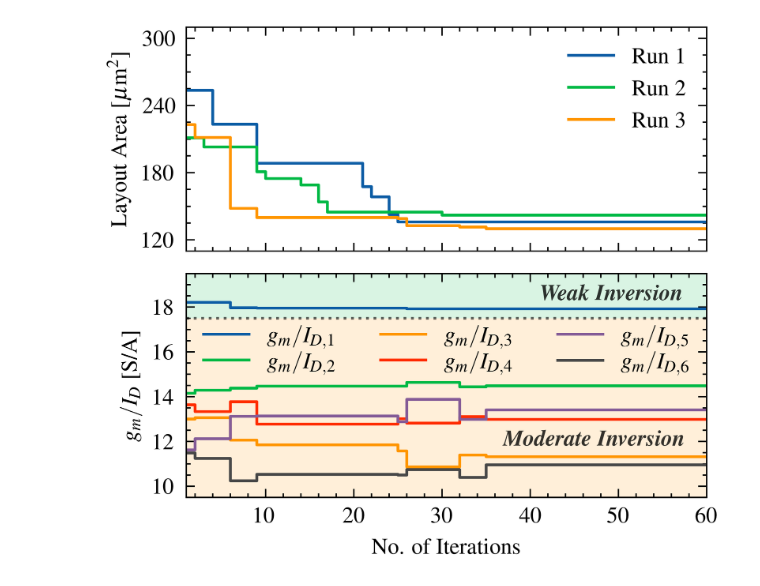
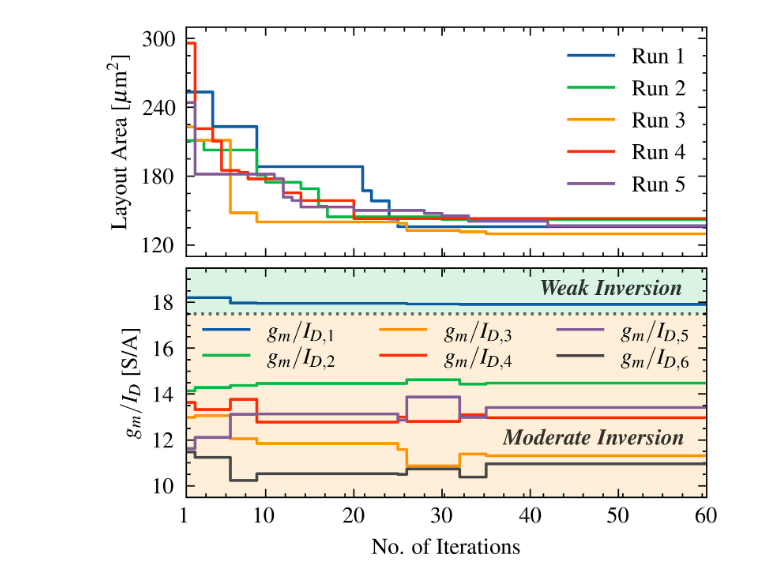
Before and after one commit to SkillSurf/os-ina-pso-smacd_2026, a Jupyter notebook: SMACD Results/Optimization Results/Figs.ipynb, the cells around one changed output. Cells and saved outputs as stored; diff of their text form; code cells hidden in the pictures.

Commit message:
Update PSO_CONVERGENCE figure with more runs

```diff
--- a/SMACD Results/Optimization Results/Figs.ipynb
+++ b/SMACD Results/Optimization Results/Figs.ipynb
@@ -10,7 +10,7 @@ plt.style.use(['science', 'ieee', 'std-colors'])
 ieee_colors = plt.rcParams['axes.prop_cycle'].by_key()['color']
 color_dispenser = itertools.cycle(ieee_colors)
 
-files = ['2026-03-13_16-22-38', '2026-03-15_01-41-29', '2026-03-16_09-10-21']
+files = ['2026-03-13_16-22-38', '2026-03-15_01-41-29', '2026-03-16_09-10-21', '2026-03-17_11-07-09', '2026-03-18_13-58-51']
 
 total_iterations = 60
 all_iterations = np.arange(1, total_iterations + 1)
@@ -96,35 +96,35 @@ ax1.set_ylabel(r'Layout Area [$\mu$m$^2$]')
 
 ax1.set_ylim(110, 310)
 ax1.set_yticks([120, 180, 240, 300])
 
 # ----- Bottom Subplot: gm/ID -----
 for i, data in enumerate(plot_gmid_data):
     gmid_lines.append(ax2.step(all_iterations, data, where='post', label=fr'$g_m/I_{{D, {i+1}}}$'))
 
 lns = [line[0] for line in gmid_lines]
 ax2.legend(lns, [l.get_label() for l in lns], loc='upper center', bbox_to_anchor=(0.5, 0.86), ncol=3, labelspacing=0.1)
 
 ax2.text(57.5, 19, r'\textbf{\textit{Weak Inversion}}', fontsize=8, ha='right', va='top', color='black', alpha=0.8)
 ax2.text(57.5, 11.6, r'\textbf{\textit{Moderate Inversion}}', fontsize=8, ha='right', va='bottom', color='black', alpha=0.8)
 
 ax2.axhspan(0, 7.5, color=ieee_colors[0], alpha=0.15, lw=0)
 ax2.axhspan(7.5, 17.5, color=ieee_colors[2], alpha=0.15, lw=0)
 ax2.axhspan(17.5, 30, color=ieee_colors[1], alpha=0.15, lw=0)
 ax2.axhline(7.5, color='black', linestyle=':', alpha=0.6, zorder=1)
 ax2.axhline(17.5, color='black', linestyle=':', alpha=0.6, zorder=1)
 
-ax2.set_xlabel('No. of Iterations')
+ax2.set_xlabel(r'No. of Iterations')
 ax2.set_ylabel(r'$g_m/I_D$ [S/A]')
 
 ax2.set_xlim(1, 60)
 ax2.set_ylim(9.5, 19.5)
-ax2.set_xticks([10, 20, 30, 40, 50, 60])
+ax2.set_xticks([1, 10, 20, 30, 40, 50, 60])
 ax2.set_yticks([10, 12, 14, 16, 18])
 
 # Export and Display
 fig.set_figheight(3)
-fig.subplots_adjust(hspace=0.1)
-plt.savefig('pso_convergence.pdf', format='pdf', bbox_inches='tight')
+fig.subplots_adjust(hspace=0.05)
+plt.savefig('PSO_CONVERGENCE.pdf', format='pdf', bbox_inches='tight')
 plt.show()
 # %% [output]
-[figure, old version]
+[figure, new version]
```
Also changed, not shown: 3 other files.
